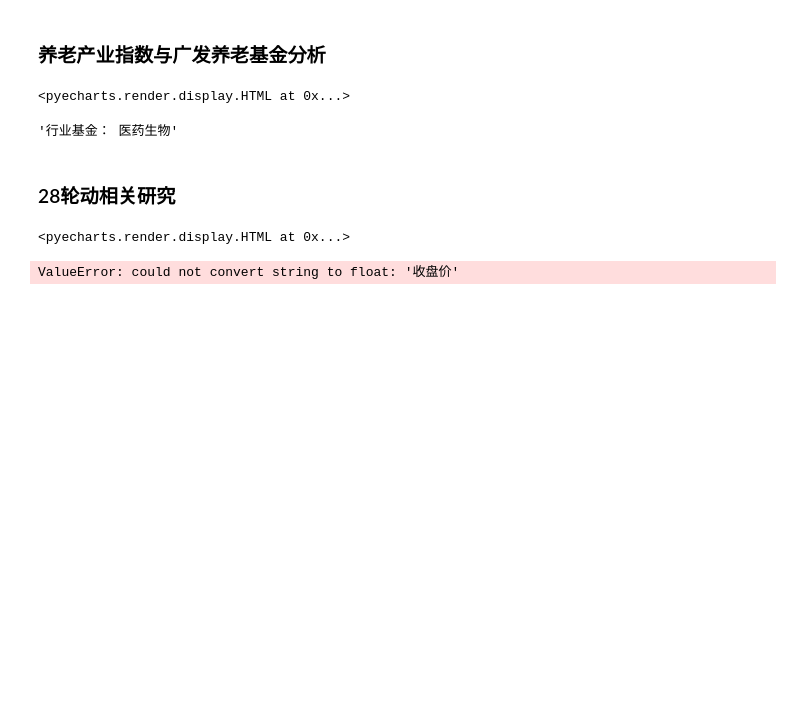
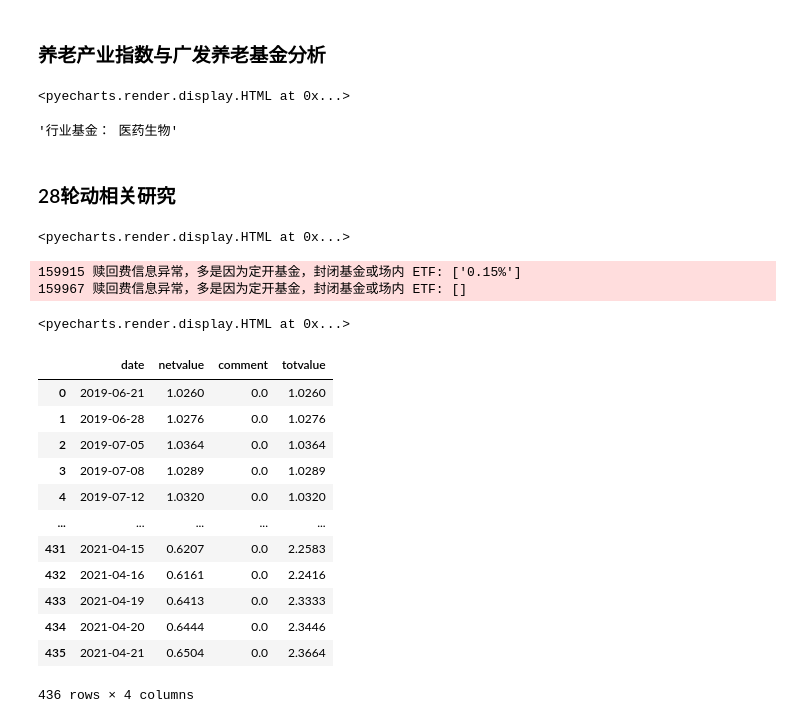
Before and after one commit to laye0619/my_inv_mgr, a Jupyter notebook: jupyter_notebook/ETF_and_index_compairson.ipynb, the cells around one changed output. Cells and saved outputs as stored; diff of their text form; code cells hidden in the pictures; blank space fills up the shorter version.

```diff
--- a/jupyter_notebook/ETF_and_index_compairson.ipynb
+++ b/jupyter_notebook/ETF_and_index_compairson.ipynb
@@ -24,10 +25,28 @@ t28_analysis = xa.evaluate(zz100, cyb, zz500, hs300)
 t28_analysis.v_correlation()
 # %% [output]
 <pyecharts.render.display.HTML at 0x...>
-# %%
-cyb = xa.indexinfo('SZ399006')
-ccz = xa.indexinfo('SZ399296')
-# cyb_analysis = xa.evaluate(cyb, ccz)
-# cyb_analysis.v_netvalue()
-# %% [output]
-ValueError: could not convert string to float: '收盘价'
+# %%
+cyb_etf = xa.fundinfo('159915', dividend_label=1)
+ccz_etf = xa.fundinfo('159967', dividend_label=1)
+cyb_etf_analysis = xa.evaluate(cyb_etf, ccz_etf,start=pd.to_datetime('20200101'))
+cyb_etf_analysis.v_netvalue()
+# %% [output]
+159915 赎回费信息异常，多是因为定开基金，封闭基金或场内 ETF: ['0.15%']
+159967 赎回费信息异常，多是因为定开基金，封闭基金或场内 ETF: []
+<pyecharts.render.display.HTML at 0x...>
+# %%
+ccz_etf.price
+# %% [output]
+|  | date | netvalue | comment | totvalue |
+| 0 | 2019-06-21 | 1.0260 | 0.0 | 1.0260 |
+| 1 | 2019-06-28 | 1.0276 | 0.0 | 1.0276 |
+| 2 | 2019-07-05 | 1.0364 | 0.0 | 1.0364 |
+| 3 | 2019-07-08 | 1.0289 | 0.0 | 1.0289 |
+| 4 | 2019-07-12 | 1.0320 | 0.0 | 1.0320 |
+| ... | ... | ... | ... | ... |
+| 431 | 2021-04-15 | 0.6207 | 0.0 | 2.2583 |
+| 432 | 2021-04-16 | 0.6161 | 0.0 | 2.2416 |
+| 433 | 2021-04-19 | 0.6413 | 0.0 | 2.3333 |
+| 434 | 2021-04-20 | 0.6444 | 0.0 | 2.3446 |
+| 435 | 2021-04-21 | 0.6504 | 0.0 | 2.3664 |
+436 rows × 4 columns
```
Also changed, not shown: parts of 1 cell of this notebook, 25 other files.
